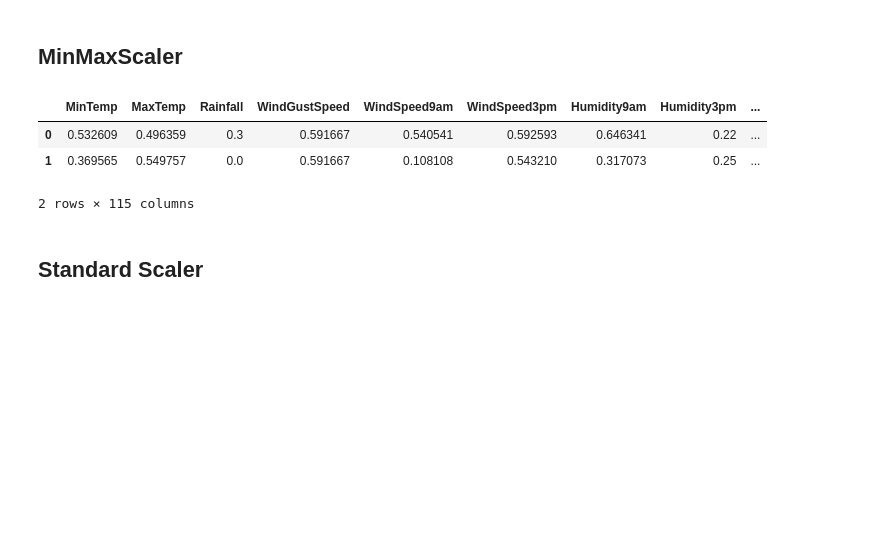
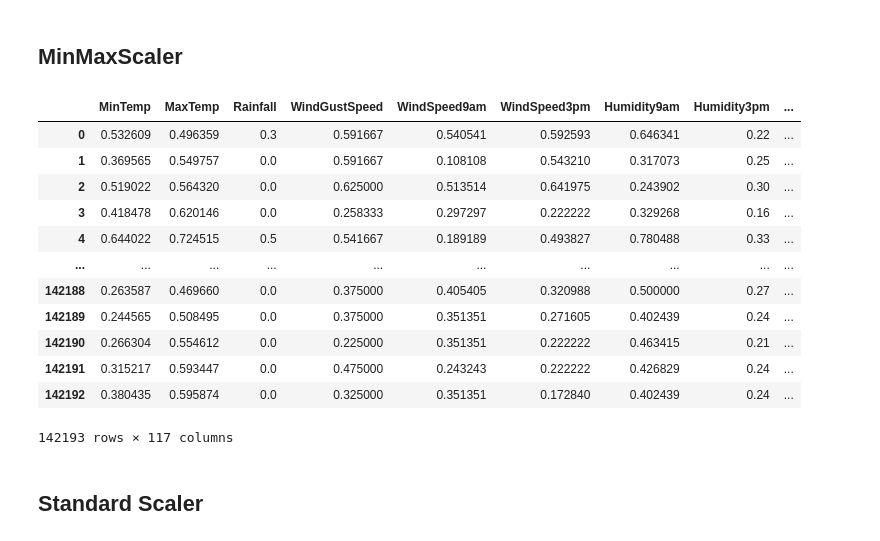
Before and after one commit to DrakiSama/Examen-Mineria-de-Datos, a Jupyter notebook: Actividad 7/EDA-EXAMEN-V9.ipynb, the cells around one changed output. Cells and saved outputs as stored; diff of their text form; code cells hidden in the pictures; blank space fills up the shorter version.

```diff
--- a/Actividad 7/EDA-EXAMEN-V9.ipynb
+++ b/Actividad 7/EDA-EXAMEN-V9.ipynb
@@ -436,8 +436,9 @@ plotHist()
 # Transformacion de variables
 # %%
 data_t = data[:]
-# %%
-data_t.drop('RISK_MM', axis=1, inplace=True)
+# %%
+data_t['RainTomorrow'] = data_t['RainTomorrow'].map( {'No':0, 'Yes': 1})
+data_t = data_t.dropna(subset=["RainTomorrow"])
 # %%
 data_t['Location'] = pd.Categorical(data_t['Location'])
 datasetDummies_Location = pd.get_dummies(data_t['Location'], prefix = 'Location')
@@ -452,24 +453,19 @@ data_t['WindDir3pm'] = pd.Categorical(data_t['WindDir3pm'])
 datasetDummies_WindDir3pm = pd.get_dummies(data_t['WindDir3pm'], prefix = 'WindDir3pm')
 
 data_t['RainToday'] = pd.Categorical(data_t['RainToday'])
-datasetDummies_RainToday = pd.get_dummies(data_t['RainToday'], prefix = 'RainToday', drop_first=True)
-
-data_t['RainTomorrow'] = pd.Categorical(data_t['RainTomorrow'])
-datasetDummies_RainTomorrow = pd.get_dummies(data_t['RainTomorrow'], prefix = 'RainTomorrow', drop_first=True)
+datasetDummies_RainToday = pd.get_dummies(data_t['RainToday'], prefix = 'RainToday')
 # %%
 data_t.drop("Location", axis=1, inplace=True)
 data_t.drop("WindGustDir", axis=1, inplace=True)
 data_t.drop("WindDir9am", axis=1, inplace=True)
 data_t.drop("WindDir3pm", axis=1, inplace=True)
 data_t.drop("RainToday", axis=1, inplace=True)
-data_t.drop("RainTomorrow", axis=1, inplace=True)
 
 data_t = pd.concat([data_t, datasetDummies_Location], axis=1)
 data_t = pd.concat([data_t, datasetDummies_WindGustDir], axis=1)
 data_t = pd.concat([data_t, datasetDummies_WindDir9am], axis=1)
 data_t = pd.concat([data_t, datasetDummies_WindDir3pm], axis=1)
 data_t = pd.concat([data_t, datasetDummies_RainToday], axis=1)
-data_t = pd.concat([data_t, datasetDummies_RainTomorrow], axis=1)
 # %%
 data_t['Date'] = pd.to_datetime(data_t['Date'])
 
@@ -617,12 +598,21 @@ data_minmax = data_t[:]
 # %%
 datos_min_max = preprocessing.MinMaxScaler().fit_transform(data_minmax)
 datos_min_max =pd.DataFrame(datos_min_max, columns=[data_t.columns])
-datos_min_max.head(2)
+datos_min_max
 # %% [output]
 |  | MinTemp | MaxTemp | Rainfall | WindGustSpeed | WindSpeed9am | WindSpeed3pm | Humidity9am | Humidity3pm | ... |
 | 0 | 0.532609 | 0.496359 | 0.3 | 0.591667 | 0.540541 | 0.592593 | 0.646341 | 0.22 | ... |
 | 1 | 0.369565 | 0.549757 | 0.0 | 0.591667 | 0.108108 | 0.543210 | 0.317073 | 0.25 | ... |
+| 2 | 0.519022 | 0.564320 | 0.0 | 0.625000 | 0.513514 | 0.641975 | 0.243902 | 0.30 | ... |
+| 3 | 0.418478 | 0.620146 | 0.0 | 0.258333 | 0.297297 | 0.222222 | 0.329268 | 0.16 | ... |
+| 4 | 0.644022 | 0.724515 | 0.5 | 0.541667 | 0.189189 | 0.493827 | 0.780488 | 0.33 | ... |
+| ... | ... | ... | ... | ... | ... | ... | ... | ... | ... |
+| 142188 | 0.263587 | 0.469660 | 0.0 | 0.375000 | 0.405405 | 0.320988 | 0.500000 | 0.27 | ... |
+| 142189 | 0.244565 | 0.508495 | 0.0 | 0.375000 | 0.351351 | 0.271605 | 0.402439 | 0.24 | ... |
+| 142190 | 0.266304 | 0.554612 | 0.0 | 0.225000 | 0.351351 | 0.222222 | 0.463415 | 0.21 | ... |
+| 142191 | 0.315217 | 0.593447 | 0.0 | 0.475000 | 0.243243 | 0.222222 | 0.426829 | 0.24 | ... |
+| 142192 | 0.380435 | 0.595874 | 0.0 | 0.325000 | 0.351351 | 0.172840 | 0.402439 | 0.24 | ... |
-2 rows × 115 columns
+142193 rows × 117 columns
 # %% [markdown]
 ## Standard Scaler
 # %%
```
Also changed, not shown: parts of 66 cells of this notebook, 18 other files.
